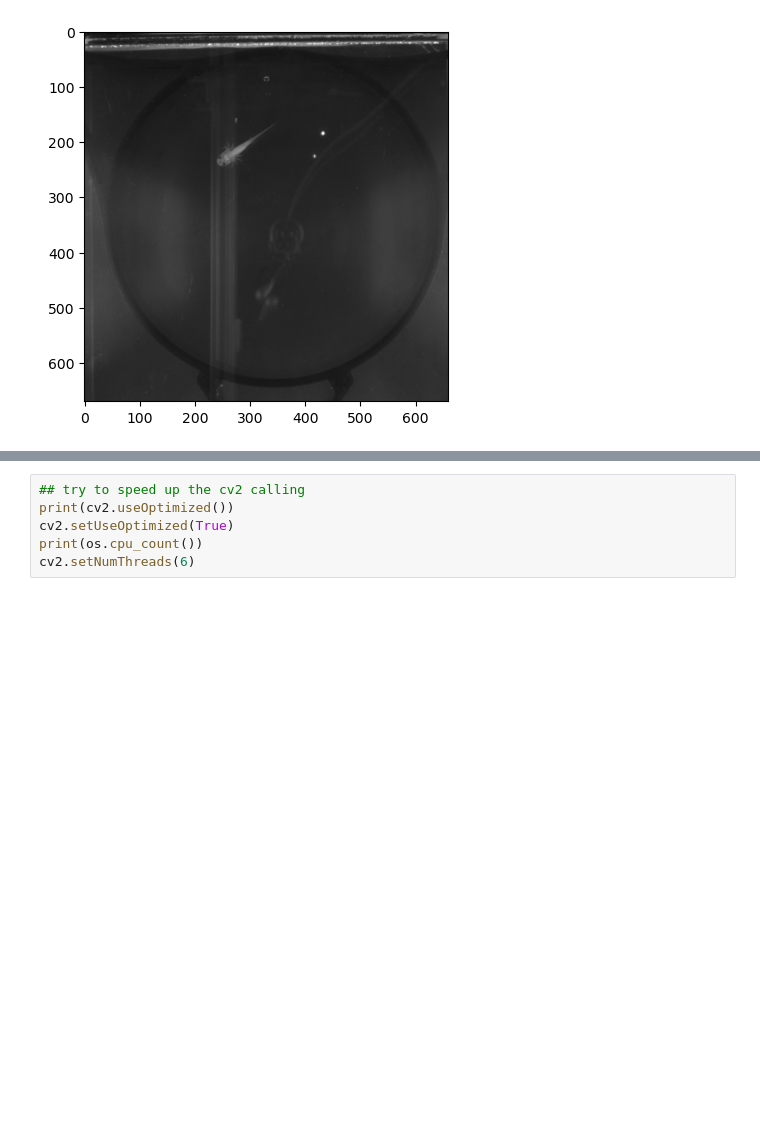
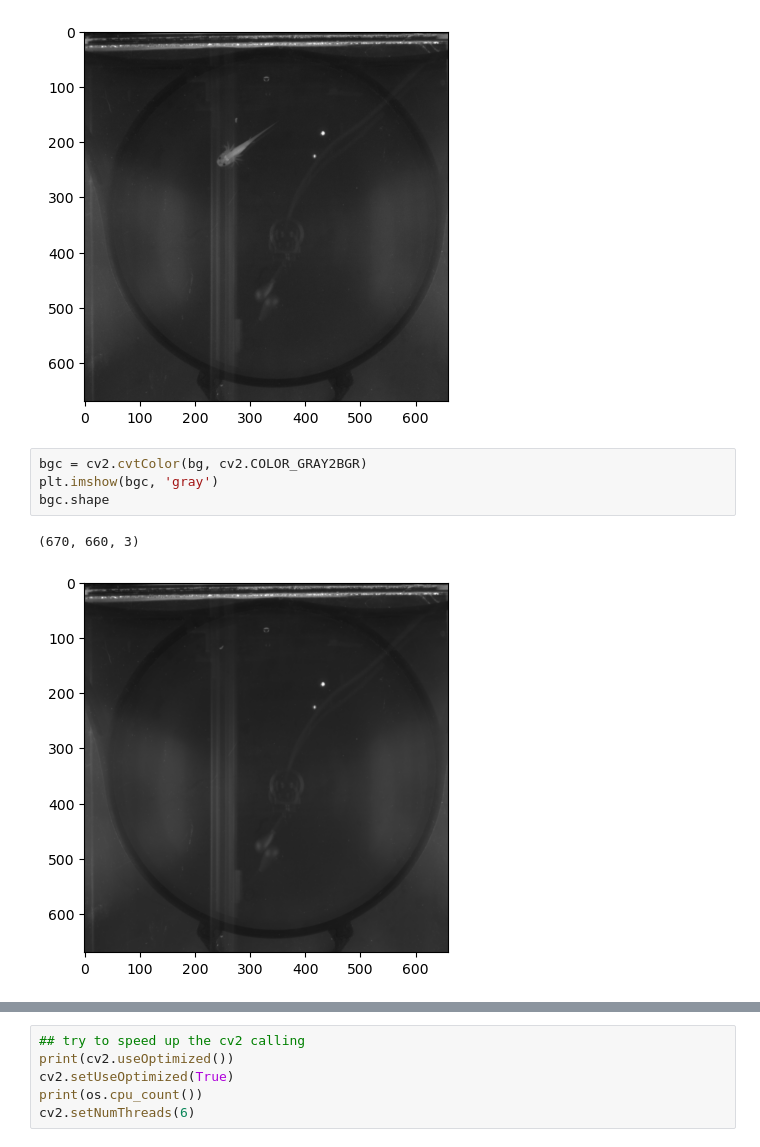
Before and after one commit to lengfei5/image_analysis_test, a Jupyter notebook: scripts/axolotlTracking_process_denoising_4sleap.ipynb, the cells around one changed output, grey strips where cells are left out. Drawn from its saved outputs; the diff is of its cells as text; blank space fills up the shorter version.

```diff
--- a/scripts/axolotlTracking_process_denoising_4sleap.ipynb
+++ b/scripts/axolotlTracking_process_denoising_4sleap.ipynb
@@ -369,5 +373,12 @@ plt.imshow(frame,'gray')
 # %% [output]
 <matplotlib.image.AxesImage at 0x...>
 [figure]
+# %%
+bgc = cv2.cvtColor(bg, cv2.COLOR_GRAY2BGR)
+plt.imshow(bgc, 'gray')
+bgc.shape
+# %% [output]
+(670, 660, 3)
+[figure, added]
 # %%
 cropped = frame[40:640, 40:640, :]
```
Also changed, not shown: parts of 12 cells of this notebook.
